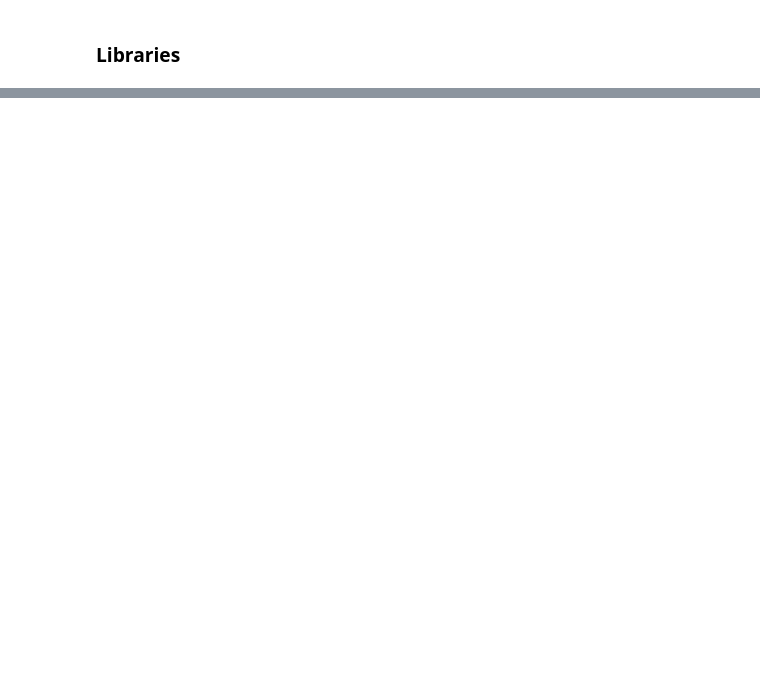
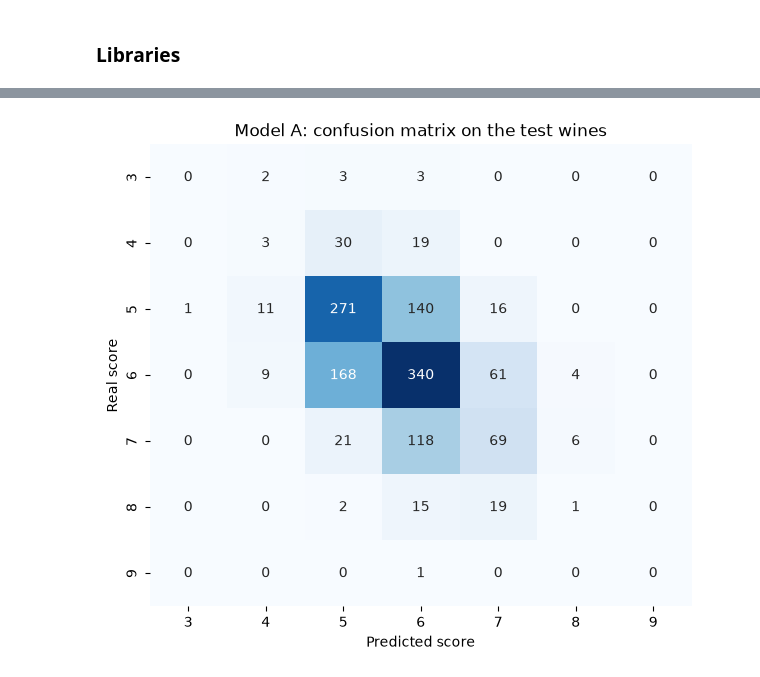
Before and after one commit to Jonathansl17/jarvis, a Jupyter notebook: wine_quality_classification/wine_quality_classification.ipynb, the cells around one changed output, grey strips where cells are left out. Cells and saved outputs as stored; diff of their text form; code cells hidden in the pictures; blank space fills up the shorter version.

```diff
--- a/wine_quality_classification/wine_quality_classification.ipynb
+++ b/wine_quality_classification/wine_quality_classification.ipynb
@@ -114,0 +259,8 @@ To be developed.
+# %%
+# Stratified 75 / 25 split on the raw score, so every score keeps its share on both sides
+X = wine[FEATURES]
+y = wine[TARGET]
+X_train, X_test, y_train, y_test = train_test_split(X, y, test_size=0.25, random_state=RANDOM_STATE, stratify=y)
+print("Training wines:", len(X_train))
+print("Test wines:", len(X_test))
+print(pd.DataFrame({'Training': y_train.value_counts().sort_index(), 'Test': y_test.value_counts().sort_index()}))
@@ -114,0 +287,17 @@ To be developed.
+# %%
+# The same classifier on raw values and on standardized values
+K_INITIAL = 5
+model_raw = KNeighborsClassifier(n_neighbors=K_INITIAL).fit(X_train, y_train)
+model_scaled = Pipeline([
+    ('scale', StandardScaler()),
+    ('knn', KNeighborsClassifier(n_neighbors=K_INITIAL)),
+]).fit(X_train, y_train)
+
+SCORES = sorted(y.unique())
+for name, model in [('Raw values', model_raw), ('Standardized values', model_scaled)]:
+    predicted = model.predict(X_test)
+    print("%s: accuracy %.3f, balanced accuracy %.3f" % (
+        name, accuracy_score(y_test, predicted), balanced_accuracy_score(y_test, predicted)))
+print()
+predicted_scaled = model_scaled.predict(X_test)
+print(classification_report(y_test, predicted_scaled, zero_division=0))
@@ -114,0 +325,10 @@ To be developed.
+# %%
+matrix = confusion_matrix(y_test, predicted_scaled, labels=SCORES)
+plt.figure(figsize=(7, 6))
+sns.heatmap(matrix, annot=True, fmt='d', cmap='Blues', cbar=False, xticklabels=SCORES, yticklabels=SCORES)
+plt.xlabel('Predicted score')
+plt.ylabel('Real score')
+plt.title('Model A: confusion matrix on the test wines')
+plt.show()
+# %% [output]
+[figure, added]
```
Also changed, not shown: parts of 55 cells of this notebook, 1 other file.
